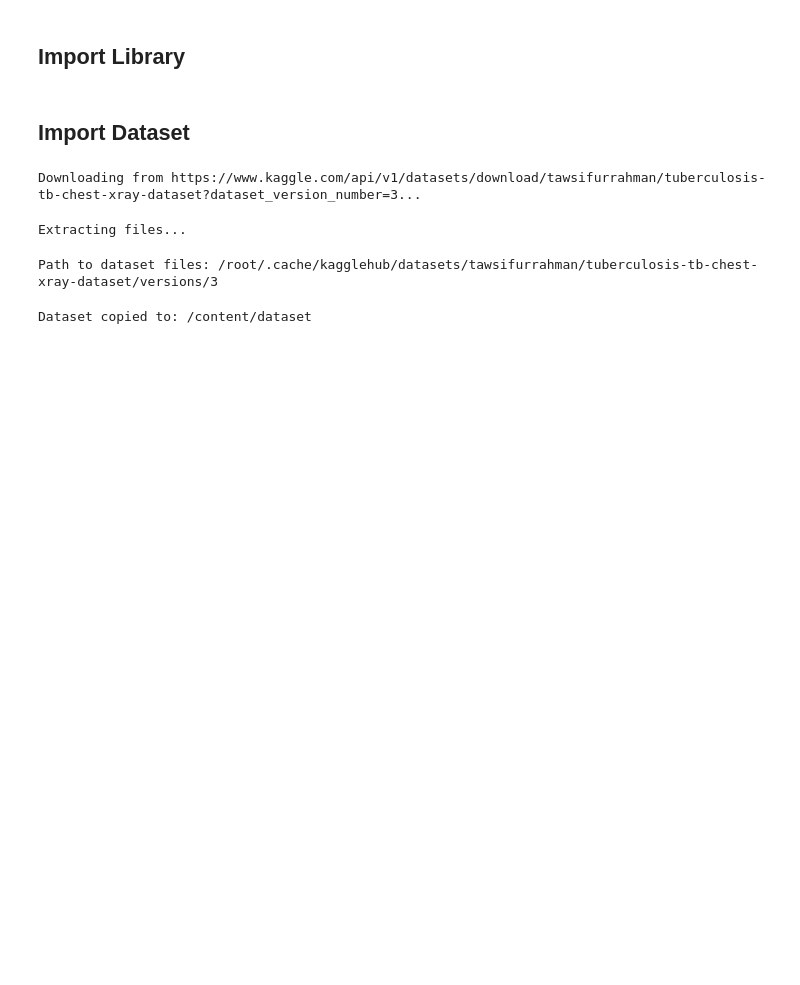
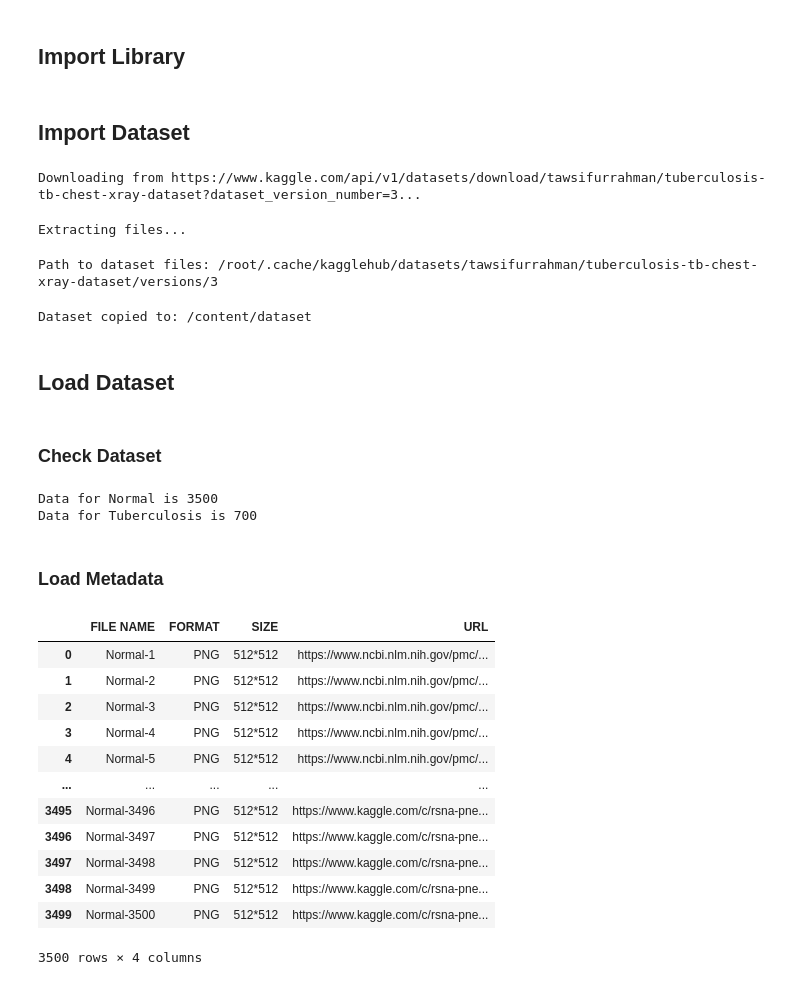
Before and after one commit to alfiannnas/tbc-detection-app, a Jupyter notebook: TBC_Detection.ipynb, the cells around one changed output. Cells and saved outputs as stored; diff of their text form; code cells hidden in the pictures; blank space fills up the shorter version.

```diff
--- a/TBC_Detection.ipynb
+++ b/TBC_Detection.ipynb
@@ -31,3 +36,43 @@ shutil.copytree(src_path, dst_path, dirs_exist_ok=True)
 print("Dataset copied to:", dst_path)
 # %% [output]
 Dataset copied to: /content/dataset
+# %% [markdown]
+## Load Dataset
+# %% [markdown]
+### Check Dataset
+# %%
+# Check and Count our Dataset
+path = '/content/dataset/TB_Chest_Radiography_Database'
+counter = 0
+dir_names=['Normal', 'Tuberculosis']
+
+for file in (dir_names):
+    dir = os.listdir(f"{path}/{file}")
+
+    print(f"Data for {file} is {len(dir)}")
+# %% [output]
+Data for Normal is 3500
+Data for Tuberculosis is 700
+# %% [markdown]
+### Load Metadata
+# %%
+# Load Metadata
+df_norm = pd.read_excel('/content/dataset/TB_Chest_Radiography_Database/Normal.metadata.xlsx')
+df_tb = pd.read_excel('/content/dataset/TB_Chest_Radiography_Database/Tuberculosis.metadata.xlsx')
+# %%
+# Check Sample Data of Normal Metadata
+df_norm
+# %% [output]
+|  | FILE NAME | FORMAT | SIZE | URL |
+| 0 | Normal-1 | PNG | 512*512 | https://www.ncbi.nlm.nih.gov/pmc/... |
+| 1 | Normal-2 | PNG | 512*512 | https://www.ncbi.nlm.nih.gov/pmc/... |
+| 2 | Normal-3 | PNG | 512*512 | https://www.ncbi.nlm.nih.gov/pmc/... |
+| 3 | Normal-4 | PNG | 512*512 | https://www.ncbi.nlm.nih.gov/pmc/... |
+| 4 | Normal-5 | PNG | 512*512 | https://www.ncbi.nlm.nih.gov/pmc/... |
+| ... | ... | ... | ... | ... |
+| 3495 | Normal-3496 | PNG | 512*512 | https://www.kaggle.com/c/rsna-pne... |
+| 3496 | Normal-3497 | PNG | 512*512 | https://www.kaggle.com/c/rsna-pne... |
+| 3497 | Normal-3498 | PNG | 512*512 | https://www.kaggle.com/c/rsna-pne... |
+| 3498 | Normal-3499 | PNG | 512*512 | https://www.kaggle.com/c/rsna-pne... |
+| 3499 | Normal-3500 | PNG | 512*512 | https://www.kaggle.com/c/rsna-pne... |
+3500 rows × 4 columns
```
Also changed, not shown: parts of 12 cells of this notebook.
